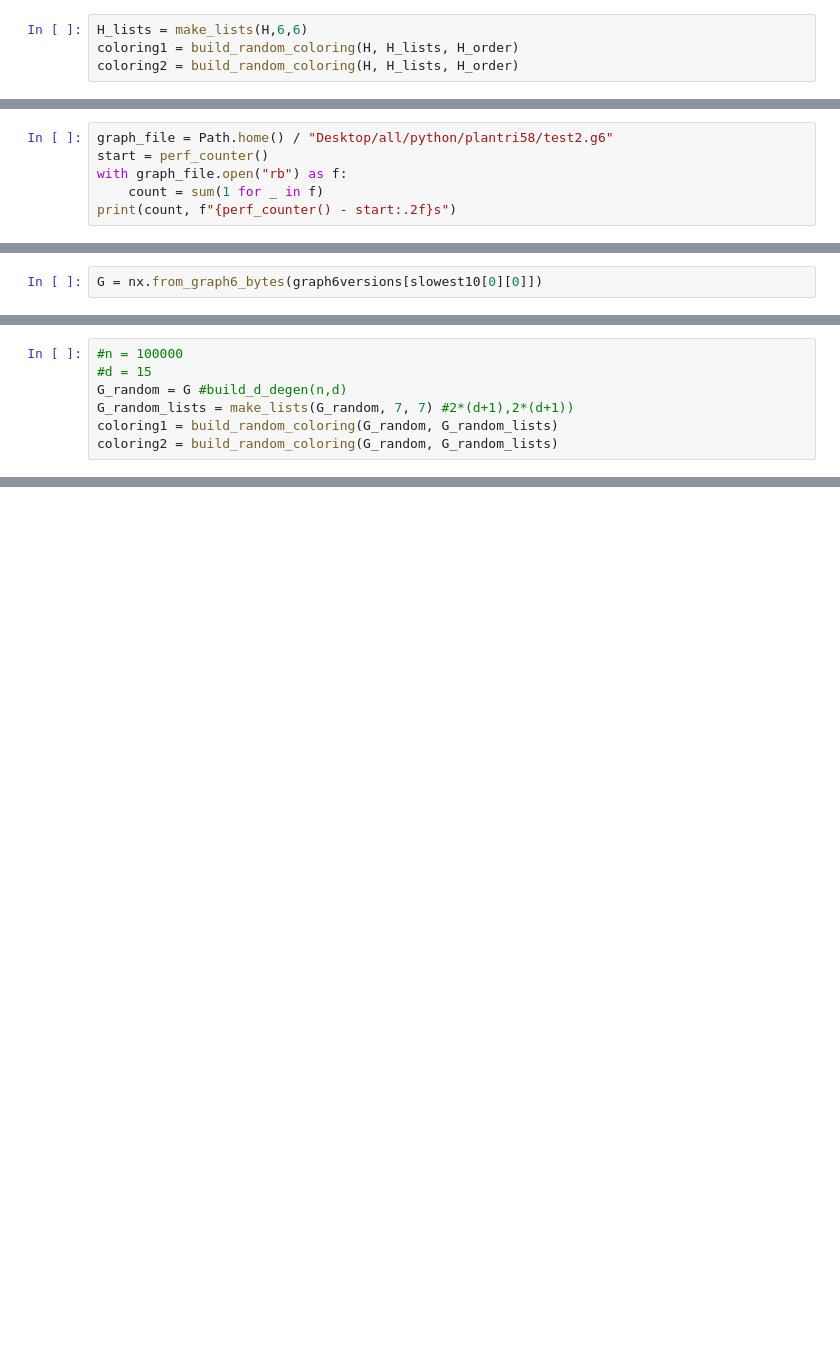
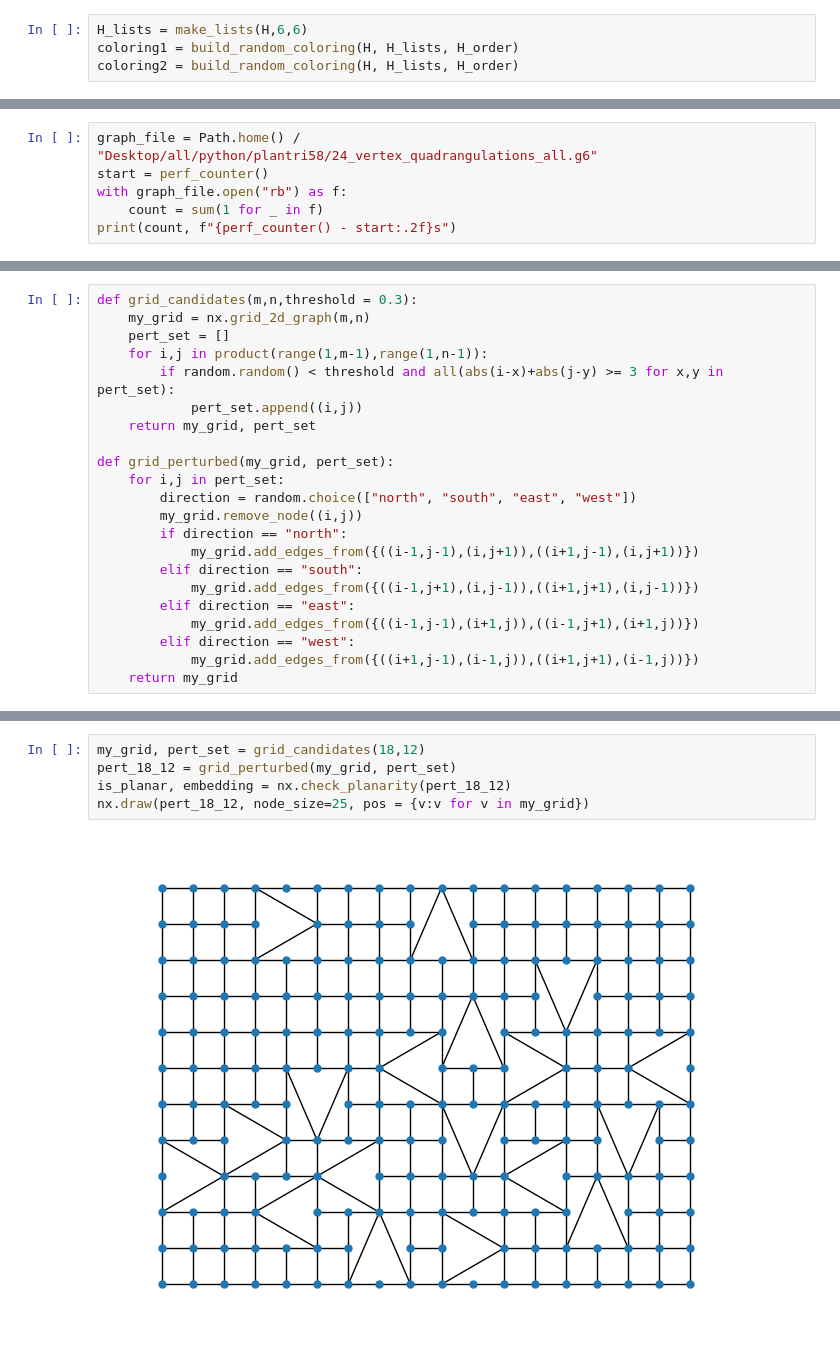
Before and after one commit to dancranston/dancranston.github.io, a Jupyter notebook: sparse-recoloring-polished.ipynb, the cells around one changed output, grey strips where cells are left out. Saved outputs shown, nothing was run; the diff lists cells and outputs as text; blank space fills up the shorter version.

```diff
--- a/sparse-recoloring-polished.ipynb
+++ b/sparse-recoloring-polished.ipynb
@@ -903,5 +936,5 @@ def find_order_for_7lists(G0) -> list:
 # %%
-graph_file = Path.home() / "Desktop/all/python/plantri58/test2.g6"
+graph_file = Path.home() / "Desktop/all/python/plantri58/24_vertex_quadrangulations_all.g6"
 start = perf_counter()
 with graph_file.open("rb") as f:
     count = sum(1 for _ in f)
@@ -1020,2 +952,0 @@ graph6versions = graph_file.read_bytes().splitlines()
-# %%
-G = nx.from_graph6_bytes(graph6versions[slowest10[0][0]])
@@ -1031,7 +952,0 @@ order = find_order_for_7lists(G)
-# %%
-#n = 100000
-#d = 15
-G_random = G #build_d_degen(n,d)
-G_random_lists = make_lists(G_random, 7, 7) #2*(d+1),2*(d+1))
-coloring1 = build_random_coloring(G_random, G_random_lists)
-coloring2 = build_random_coloring(G_random, G_random_lists)
@@ -1042,0 +1021,22 @@ Recoloring sequence is valid.
+# %%
+def grid_candidates(m,n,threshold = 0.3):
+    my_grid = nx.grid_2d_graph(m,n)
+    pert_set = []
+    for i,j in product(range(1,m-1),range(1,n-1)):
+        if random.random() < threshold and all(abs(i-x)+abs(j-y) >= 3 for x,y in pert_set):
+            pert_set.append((i,j))
+    return my_grid, pert_set
+
+def grid_perturbed(my_grid, pert_set):
+    for i,j in pert_set:
+        direction = random.choice(["north", "south", "east", "west"])
+        my_grid.remove_node((i,j))
+        if direction == "north":
+            my_grid.add_edges_from({((i-1,j-1),(i,j+1)),((i+1,j-1),(i,j+1))})
+        elif direction == "south":
+            my_grid.add_edges_from({((i-1,j+1),(i,j-1)),((i+1,j+1),(i,j-1))})
+        elif direction == "east":
+            my_grid.add_edges_from({((i-1,j-1),(i+1,j)),((i-1,j+1),(i+1,j))})
+        elif direction == "west":
+            my_grid.add_edges_from({((i+1,j-1),(i-1,j)),((i+1,j+1),(i-1,j))})
+    return my_grid
@@ -1042,0 +1045,7 @@ Recoloring sequence is valid.
+# %%
+my_grid, pert_set = grid_candidates(18,12)
+pert_18_12 = grid_perturbed(my_grid, pert_set)
+is_planar, embedding = nx.check_planarity(pert_18_12)
+nx.draw(pert_18_12, node_size=25, pos = {v:v for v in my_grid})
+# %% [output]
+[figure, added]
```
Also changed, not shown: parts of 55 cells of this notebook.
